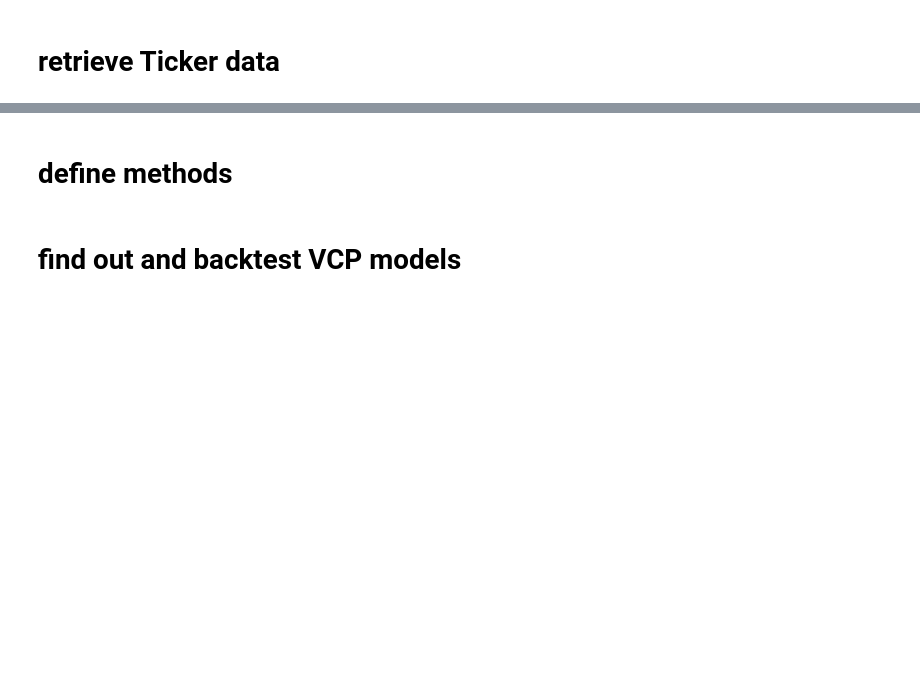
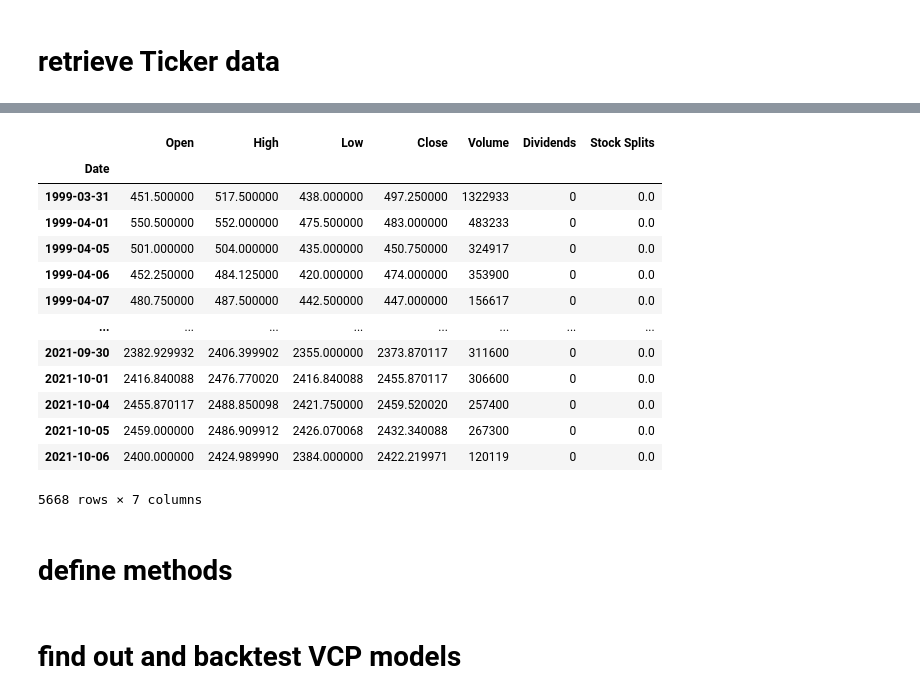
Before and after one commit to Alan-SideProject/stock_US, a Jupyter notebook: VCP_SCREENER_2.py.ipynb, the cells around one changed output, grey strips where cells are left out. Drawn from its saved outputs; the diff is of its cells as text; code cells hidden in the pictures; blank space fills up the shorter version.

```diff
--- a/VCP_SCREENER_2.py.ipynb
+++ b/VCP_SCREENER_2.py.ipynb
@@ -41,11 +51,11 @@ from finvizfinance.quote import finvizfinance
 - stock_list = Screener(filters = filters , table = 'Performance' , order = 'Price')
 - stock_list.data
 # %%
-filters = ['cap_midover','sh_curvol_o50','sh_price_o10','fa_epsqoq_o5','fa_salesqoq_o5','sh_instown_o10','ta_highlow52w_b0to10h']
+#using finviz screener
+#filters = ['cap_midover','sh_curvol_o50','sh_price_o10','fa_epsqoq_o5','fa_salesqoq_o5','sh_instown_o10','ta_highlow52w_b0to10h']
+filters = ['cap_smallover','fa_salesqoq_o10','sh_curvol_o50','sh_instown_o10','sh_price_o15','ta_highlow52w_b0to10h','ta_sma200_sb50','ta_sma50_pa']
 stock_list = Screener(filters = filters , table = 'Performance' , order = 'Price')
 
 #https://finviz.com/screener.ashx?v=111&f=cap_midover,fa_epsqoq_o5,fa_salesqoq_o5,sh_curvol_o50,sh_instown_o10,sh_price_o10&ft=3
 stock_list
-
-stock_list.data
 # %% [output]
@@ -71,18 +111,27 @@ stock_list.data
 # %%
-ticker = yf.Ticker('AMCR')
-ticker_history = ticker.history(period = 'max')
-
-ticker_history
-
 ticker_table =pd.DataFrame(stock_list.data)
 ticker_table
-
 ticker_list = ticker_table['Ticker'].to_list()
 ticker_list
-
 for ticker_string in tqdm(ticker_list):
     ticker = yf.Ticker(ticker_string)
     ticker_history = ticker.history(period = 'max')
+ticker_history
+# %% [output]
+|  | Open | High | Low | Close | Volume | Dividends | Stock Splits |
+| Date |  |  |  |  |  |  |  |
+| 1999-03-31 | 451.500000 | 517.500000 | 438.000000 | 497.250000 | 1322933 | 0 | 0.0 |
+| 1999-04-01 | 550.500000 | 552.000000 | 475.500000 | 483.000000 | 483233 | 0 | 0.0 |
+| 1999-04-05 | 501.000000 | 504.000000 | 435.000000 | 450.750000 | 324917 | 0 | 0.0 |
+| 1999-04-06 | 452.250000 | 484.125000 | 420.000000 | 474.000000 | 353900 | 0 | 0.0 |
+| 1999-04-07 | 480.750000 | 487.500000 | 442.500000 | 447.000000 | 156617 | 0 | 0.0 |
+| ... | ... | ... | ... | ... | ... | ... | ... |
+| 2021-09-30 | 2382.929932 | 2406.399902 | 2355.000000 | 2373.870117 | 311600 | 0 | 0.0 |
+| 2021-10-01 | 2416.840088 | 2476.770020 | 2416.840088 | 2455.870117 | 306600 | 0 | 0.0 |
+| 2021-10-04 | 2455.870117 | 2488.850098 | 2421.750000 | 2459.520020 | 257400 | 0 | 0.0 |
+| 2021-10-05 | 2459.000000 | 2486.909912 | 2426.070068 | 2432.340088 | 267300 | 0 | 0.0 |
+| 2021-10-06 | 2400.000000 | 2424.989990 | 2384.000000 | 2422.219971 | 120119 | 0 | 0.0 |
+5668 rows × 7 columns
 # %% [markdown]
 # define methods
 # %%
```
Also changed, not shown: parts of 11 cells of this notebook, 5 other files.
